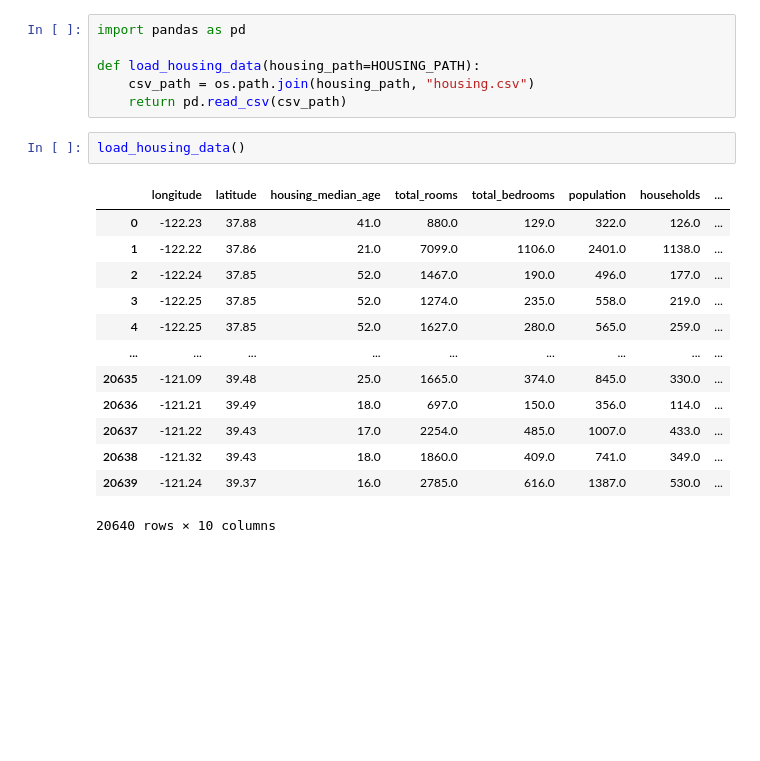
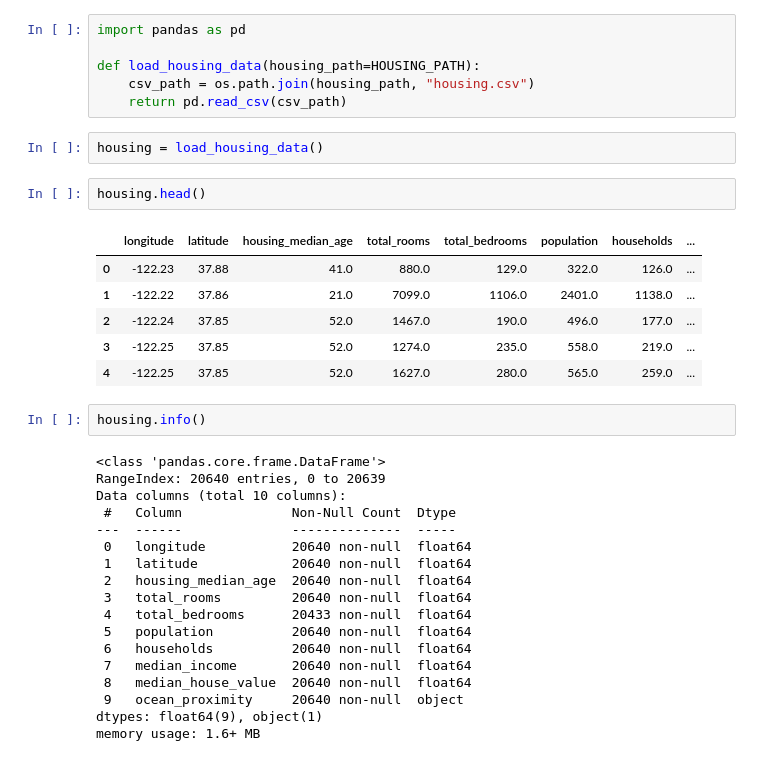
Before and after one commit to SarthakThakur0097/ML-Projects, a Jupyter notebook: Housing.ipynb, the cells around one changed output. Saved outputs shown, nothing was run; the diff lists cells and outputs as text; blank space fills up the shorter version.

```diff
--- a/Housing.ipynb
+++ b/Housing.ipynb
@@ -57,19 +57,34 @@ import pandas as pd
 def load_housing_data(housing_path=HOUSING_PATH):
     csv_path = os.path.join(housing_path, "housing.csv")
     return pd.read_csv(csv_path)
-# %%
-load_housing_data()
-# %% [output]
-|  | longitude | latitude | housing_median_age | total_rooms | total_bedrooms | population | households | ... |
-| 0 | -122.23 | 37.88 | 41.0 | 880.0 | 129.0 | 322.0 | 126.0 | ... |
-| 1 | -122.22 | 37.86 | 21.0 | 7099.0 | 1106.0 | 2401.0 | 1138.0 | ... |
-| 2 | -122.24 | 37.85 | 52.0 | 1467.0 | 190.0 | 496.0 | 177.0 | ... |
-| 3 | -122.25 | 37.85 | 52.0 | 1274.0 | 235.0 | 558.0 | 219.0 | ... |
-| 4 | -122.25 | 37.85 | 52.0 | 1627.0 | 280.0 | 565.0 | 259.0 | ... |
-| ... | ... | ... | ... | ... | ... | ... | ... | ... |
-| 20635 | -121.09 | 39.48 | 25.0 | 1665.0 | 374.0 | 845.0 | 330.0 | ... |
-| 20636 | -121.21 | 39.49 | 18.0 | 697.0 | 150.0 | 356.0 | 114.0 | ... |
-| 20637 | -121.22 | 39.43 | 17.0 | 2254.0 | 485.0 | 1007.0 | 433.0 | ... |
-| 20638 | -121.32 | 39.43 | 18.0 | 1860.0 | 409.0 | 741.0 | 349.0 | ... |
-| 20639 | -121.24 | 39.37 | 16.0 | 2785.0 | 616.0 | 1387.0 | 530.0 | ... |
-20640 rows × 10 columns
+# %%
+housing = load_housing_data()
+# %%
+housing.head()
+# %% [output]
+|  | longitude | latitude | housing_median_age | total_rooms | total_bedrooms | population | households | ... |
+| 0 | -122.23 | 37.88 | 41.0 | 880.0 | 129.0 | 322.0 | 126.0 | ... |
+| 1 | -122.22 | 37.86 | 21.0 | 7099.0 | 1106.0 | 2401.0 | 1138.0 | ... |
+| 2 | -122.24 | 37.85 | 52.0 | 1467.0 | 190.0 | 496.0 | 177.0 | ... |
+| 3 | -122.25 | 37.85 | 52.0 | 1274.0 | 235.0 | 558.0 | 219.0 | ... |
+| 4 | -122.25 | 37.85 | 52.0 | 1627.0 | 280.0 | 565.0 | 259.0 | ... |
+# %%
+housing.info()
+# %% [output]
+<class 'pandas.core.frame.DataFrame'>
+RangeIndex: 20640 entries, 0 to 20639
+Data columns (total 10 columns):
+ #   Column              Non-Null Count  Dtype
+---  ------              --------------  -----
+ 0   longitude           20640 non-null  float64
+ 1   latitude            20640 non-null  float64
+ 2   housing_median_age  20640 non-null  float64
+ 3   total_rooms         20640 non-null  float64
+ 4   total_bedrooms      20433 non-null  float64
+ 5   population          20640 non-null  float64
+ 6   households          20640 non-null  float64
+ 7   median_income       20640 non-null  float64
+ 8   median_house_value  20640 non-null  float64
+ 9   ocean_proximity     20640 non-null  object
+dtypes: float64(9), object(1)
+memory usage: 1.6+ MB
```
Also changed, not shown: parts of 14 cells of this notebook.
